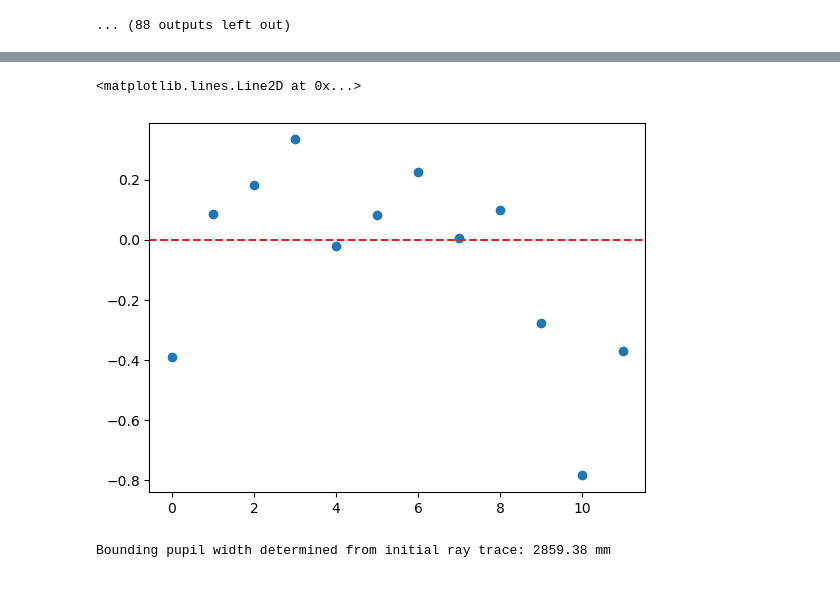
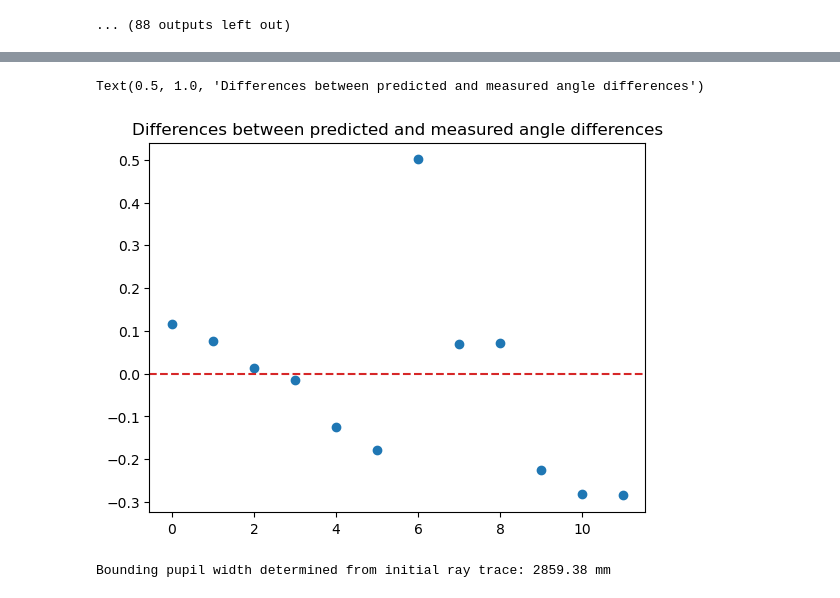
Before and after one commit to Roman-HLIS-Cosmology-PIT/spike-aberration-detect, a Jupyter notebook: psfsim_polychromatic.ipynb, the cells around one changed output, grey strips where cells are left out. Cells and saved outputs as stored; diff of their text form; code cells hidden in the pictures.

```diff
--- a/psfsim_polychromatic.ipynb
+++ b/psfsim_polychromatic.ipynb
@@ -216,7 +237,7 @@ def line_coords( angle, bound, center=np.array( ( 0, 0 ) ) ):
 
     return np.int32( rotation.T @ line ) + np.int32( np.reshape( center, ( 2, 1 ) ) )
 
-def find_spikes( image, step, bound=1024, center=np.array( ( 0, 0 )  ), borders=( 0., 1. ), verbose=False ):
+def find_spikes( image, step, bound=1024, center=np.array( ( 0, 0 )  ), borders=( 0., 1. ), threshold=0.5, verbose=False ):
     angles = np.linspace( 0, 360, num=np.int32( 360. / step ), endpoint=False )
 
     lines = line_coords( angles, bound, center )
@@ -231,10 +252,15 @@ def find_spikes( image, step, bound=1024, center=np.array( ( 0, 0 )  ), borders=
 
     sums = np.sum( line_vals[:, range_low:range_high ], axis=-1 )
     '''
-    This simple midpoint formula is the first attempt at discriminating maxima from each other. If we want to find less well-defined spikes
-    this could become more challenging.
+    This formula is slightly different from the midpoint formula from before. The formula defaults to 50%, using 50% recovers the original behavior. Other
+    ways to do this include rejecting the lowest 10% of values or so. That one might be worth pursuing in the future. The goal is to keep this method as simple as possible--
+    I do NOT want to start staring at noise to find spikes.
+
+    There is another method that may be worth pursuing that involves a boxcar average that goes around the circle and might be able to correct for groups of spikes that are much
+    higher or lower than the naive cutoff assumes.
     '''
-    cutoff = ( np.min( sums ) + np.max( sums ) ) / 2
+    diff = np.max( sums ) - np.min( sums )
+    cutoff = np.min( sums ) + ( diff * threshold )
     spike_indices = np.where( sums > cutoff )[0]
     spike_angles = angles[ spike_indices ]
     # print( np.diff( spike_angles ) )
@@ -243,12 +269,32 @@ def find_spikes( image, step, bound=1024, center=np.array( ( 0, 0 )  ), borders=
     spike_angle_discriminator = 3.
     borders = np.where( np.diff( spike_angles ) > spike_angle_discriminator )[0]
     spike_groups = np.split( spike_angles, borders + 1 )
-    # print( spike_groups )
+    spike_group_indices = np.split( spike_indices, borders + 1 )
 
+    # print( f'Cutoff of {cutoff:.3f}' )
     # unfortunately this for loop is necessary unless theres a convenient package for jagged arrays
     spike_list = np.zeros( len( spike_groups ) )
     for i in np.arange( len( spike_groups ) ):
-        spike_list[i] = np.median( spike_groups[i] )
+
+        idx_min_r = spike_group_indices[i][0]
+        idx_max_l = spike_group_indices[i][-1]
+
+        idx_min_l = idx_min_r - 1
+        idx_max_r = idx_max_l + 1
+
+        # slope_left = ( sums[ idx_min_r ] - sums[ idx_min_l ] ) / ( angles[ idx_min_r] - angles[ idx_min_l ] )
+        slope_left = ( sums[ idx_min_r ] - sums[ idx_min_l ] ) / step
+
+        # slope_right = ( sums[ idx_max_r ] - sums[ idx_max_l ] ) / ( angles[ idx_max_r] - angles[ idx_max_l ] )
+        slope_right = ( sums[ idx_max_r ] - sums[ idx_max_l ] ) / step
+
+        th_min = ( ( cutoff - sums[ idx_min_l ] ) / slope_left ) + angles[ idx_min_l ]
+        th_max = ( ( cutoff - sums[ idx_max_l ] ) / slope_right ) + angles[ idx_max_l ]
+
+        # print( f'{angles[idx_min_l]:.2f}, {angles[idx_min_r]:.2f} and {angles[idx_max_l]:.2f}, {angles[idx_max_r]:.2f}. interpolated as {th_min:.2f}, {th_max:.2f}' )
+
+        # spike_list[i] = np.median( spike_groups[i] )
+        spike_list[i] = ( th_min + th_max ) / 2.
 
     # print( spike_list )
     if verbose:
@@ -503,9 +559,10 @@ ax[2].set_ylim( -248, -228 )
 # %%
 plt.scatter( N, predict_angle_diffs - ( spike_list_test - spike_list_dideal ) )
 plt.axhline( 0, color='C3', ls='--' )
+plt.title( 'Differences between predicted and measured angle differences' )
 # %% [output]
-<matplotlib.lines.Line2D at 0x...>
+Text(0.5, 1.0, 'Differences between predicted and measured angle differences')
-[figure, old version]
+[figure, new version]
 # %%
 poly.compute_poly_psf(
             postage_stamp_size=32, optical_psf_only=True, use_postage_stamp_size = 96,
```
Also changed, not shown: parts of 17 cells of this notebook, 2 other files.
